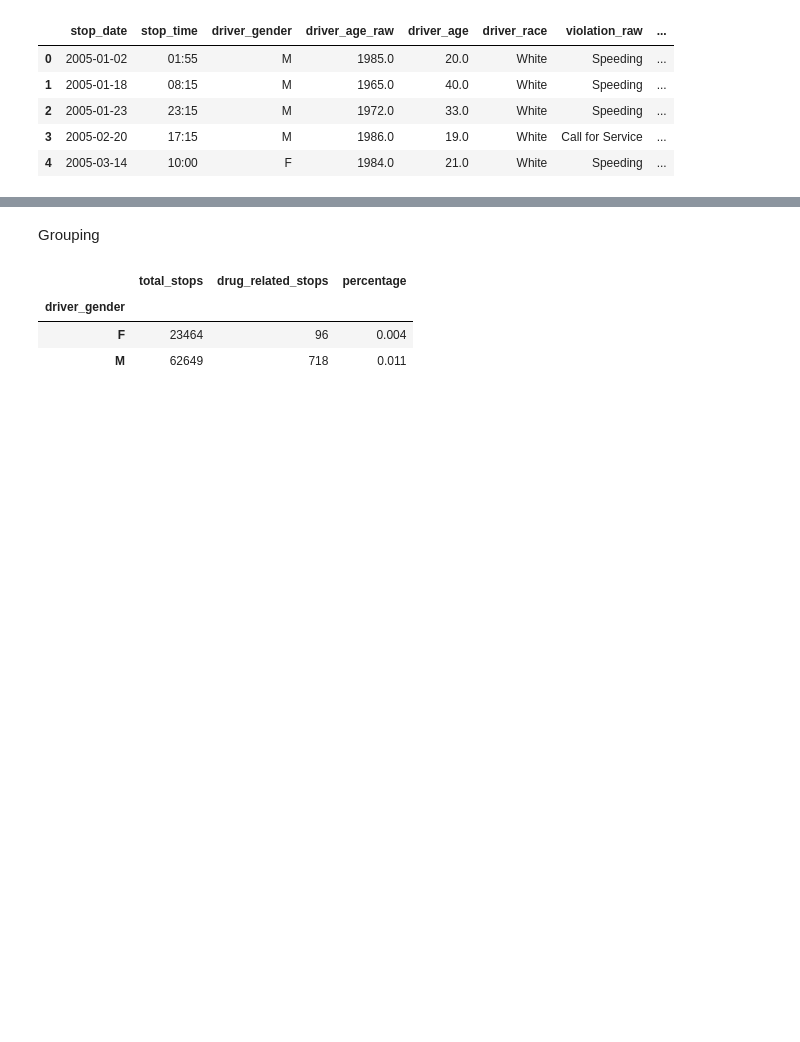
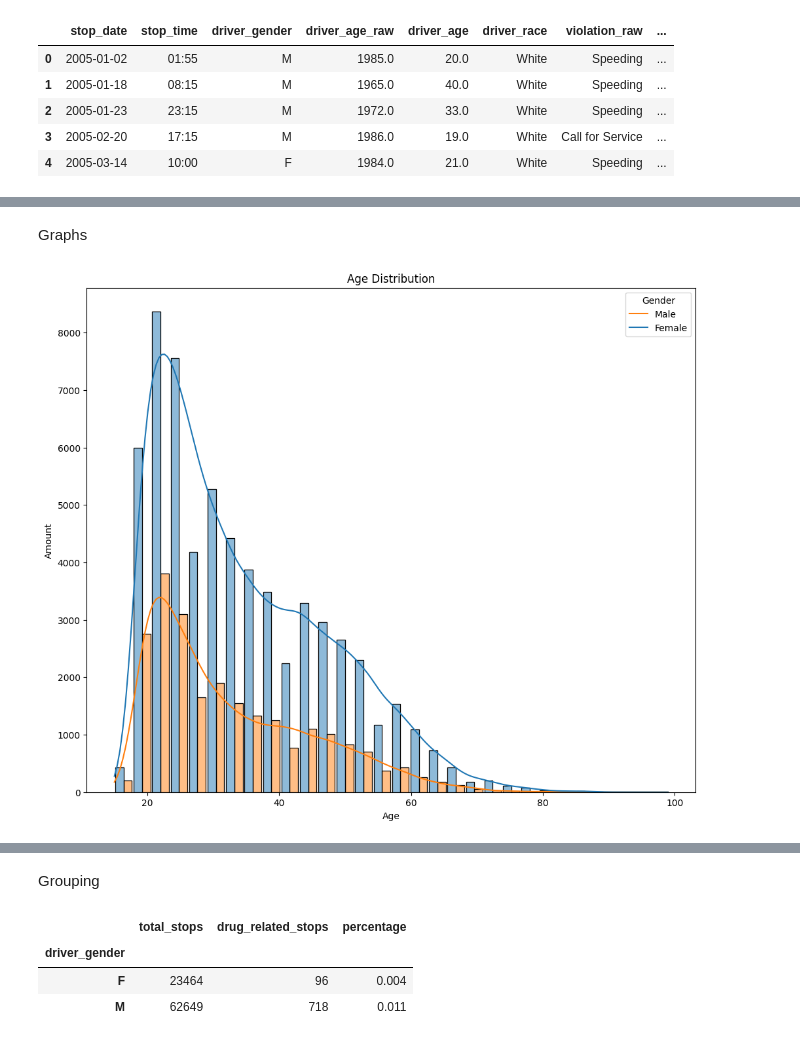
Before and after one commit to Szafranerio/Data_InDepth, a Jupyter notebook: Pandas/Practice/Police.ipynb, the cells around one changed output, grey strips where cells are left out. Saved outputs shown, nothing was run; the diff lists cells and outputs as text; code cells hidden in the pictures; blank space fills up the shorter version.

```diff
--- a/Pandas/Practice/Police.ipynb
+++ b/Pandas/Practice/Police.ipynb
@@ -37,0 +40,13 @@ sns.heatmap(data.isnull())
+# %% [markdown]
+Graphs
+# %%
+#Age distribution
+plt.figure(figsize=(12,10))
+sns.histplot(data, x='driver_age', hue='driver_gender', bins = 30, multiple = 'dodge', shrink = 0.9, stat = 'count', kde = True)
+plt.legend(title ='Gender', labels = ['Male', 'Female'])
+plt.xlabel('Age')
+plt.ylabel('Amount')
+plt.title('Age Distribution')
+plt.show()
+# %% [output]
+[figure, added]
```
Also changed, not shown: parts of 7 cells of this notebook.
